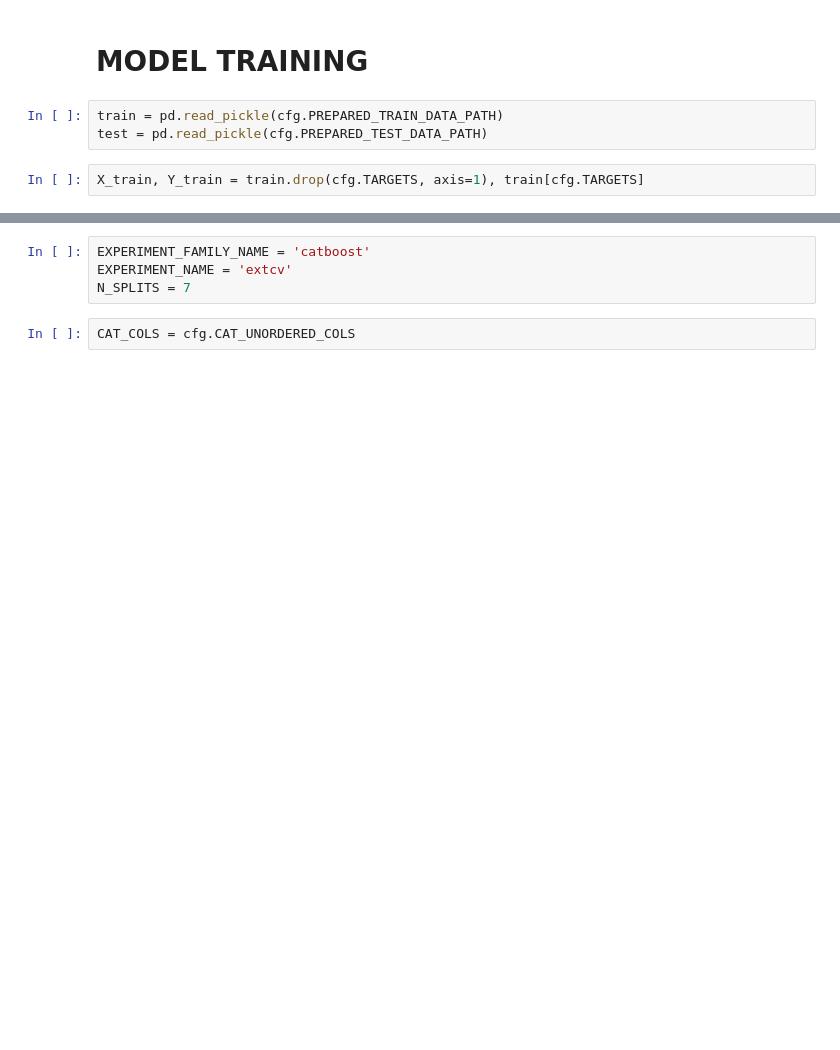
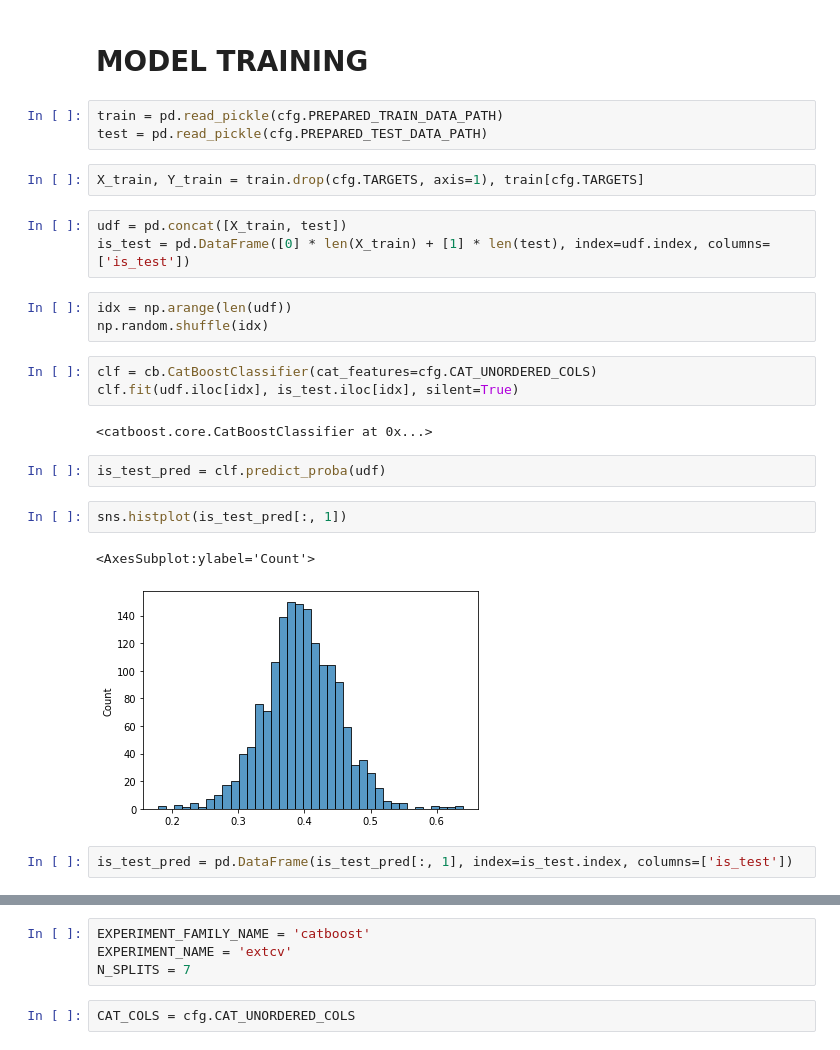
Before and after one commit to ashimko/yar_digital_breakthrough_2022, a Jupyter notebook: notebooks/pipelines/catboost_extcv.ipynb, the cells around one changed output, grey strips where cells are left out. Cells and saved outputs as stored; diff of their text form; blank space fills up the shorter version.

```diff
--- a/notebooks/pipelines/catboost_extcv.ipynb
+++ b/notebooks/pipelines/catboost_extcv.ipynb
@@ -33,3 +37,23 @@ train = pd.read_pickle(cfg.PREPARED_TRAIN_DATA_PATH)
 test = pd.read_pickle(cfg.PREPARED_TEST_DATA_PATH)
 # %%
 X_train, Y_train = train.drop(cfg.TARGETS, axis=1), train[cfg.TARGETS]
+# %%
+udf = pd.concat([X_train, test])
+is_test = pd.DataFrame([0] * len(X_train) + [1] * len(test), index=udf.index, columns=['is_test'])
+# %%
+idx = np.arange(len(udf))
+np.random.shuffle(idx)
+# %%
+clf = cb.CatBoostClassifier(cat_features=cfg.CAT_UNORDERED_COLS)
+clf.fit(udf.iloc[idx], is_test.iloc[idx], silent=True)
+# %% [output]
+<catboost.core.CatBoostClassifier at 0x...>
+# %%
+is_test_pred = clf.predict_proba(udf)
+# %%
+sns.histplot(is_test_pred[:, 1])
+# %% [output]
+<AxesSubplot:ylabel='Count'>
+[figure, added]
+# %%
+is_test_pred = pd.DataFrame(is_test_pred[:, 1], index=is_test.index, columns=['is_test'])
```
Also changed, not shown: parts of 33 cells of this notebook, 10 other files.
